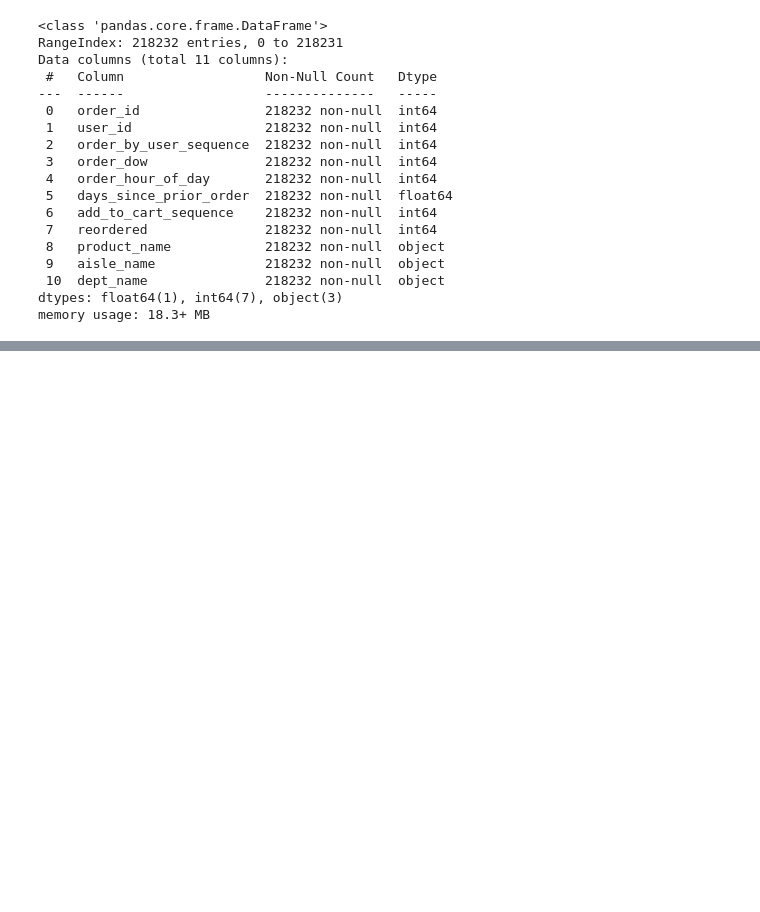
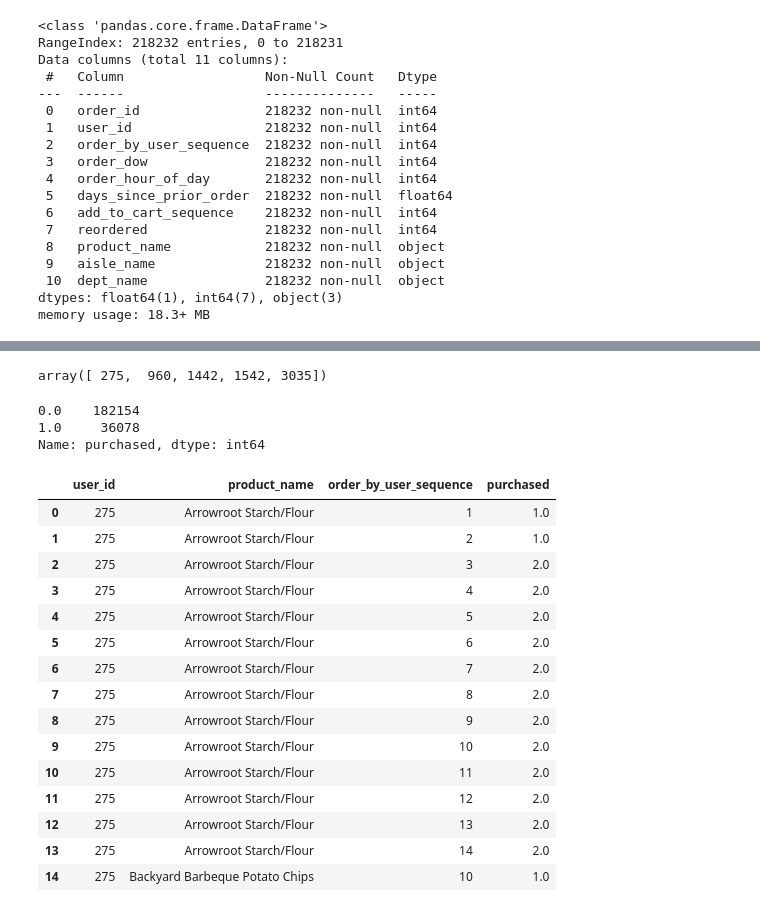
Before and after one commit to fractaldatalearning/Capstone2, a Jupyter notebook: notebooks/preprocessing2_feature_engineering.ipynb, the cells around one changed output, grey strips where cells are left out. Saved outputs shown, nothing was run; the diff lists cells and outputs as text; code cells hidden in the pictures; blank space fills up the shorter version.

```diff
--- a/notebooks/preprocessing2_feature_engineering.ipynb
+++ b/notebooks/preprocessing2_feature_engineering.ipynb
@@ -67,0 +41,4 @@ for user in users:
+# %%
+df['user_id'].unique()[0:5]
+# %% [output]
+array([ 275,  960, 1442, 1542, 3035])
@@ -67,0 +72,35 @@ for user in users:
+# %%
+# In order to group the dataframe and get a cumsum of purchases, I'll need a 'purchased' column
+
+df['purchased'] = 0
+df['purchased'] = df[df['add_to_cart_sequence']>0]['purchased'].replace(0,1)
+df['purchased'] = df['purchased'].fillna(0)
+
+df['purchased'].value_counts()
+# %% [output]
+0.0    182154
+1.0     36078
+Name: purchased, dtype: int64
+# %%
+relevant_cols = df.loc[:,['user_id', 'order_by_user_sequence', 'purchased', 'product_name']]
+grouped_df = relevant_cols.groupby(['user_id', 'product_name',
+                                    'order_by_user_sequence']).sum().groupby(
+    level=1).cumsum().reset_index()
+grouped_df.head(15)
+# %% [output]
+|  | user_id | product_name | order_by_user_sequence | purchased |
+| 0 | 275 | Arrowroot Starch/Flour | 1 | 1.0 |
+| 1 | 275 | Arrowroot Starch/Flour | 2 | 1.0 |
+| 2 | 275 | Arrowroot Starch/Flour | 3 | 2.0 |
+| 3 | 275 | Arrowroot Starch/Flour | 4 | 2.0 |
+| 4 | 275 | Arrowroot Starch/Flour | 5 | 2.0 |
+| 5 | 275 | Arrowroot Starch/Flour | 6 | 2.0 |
+| 6 | 275 | Arrowroot Starch/Flour | 7 | 2.0 |
+| 7 | 275 | Arrowroot Starch/Flour | 8 | 2.0 |
+| 8 | 275 | Arrowroot Starch/Flour | 9 | 2.0 |
+| 9 | 275 | Arrowroot Starch/Flour | 10 | 2.0 |
+| 10 | 275 | Arrowroot Starch/Flour | 11 | 2.0 |
+| 11 | 275 | Arrowroot Starch/Flour | 12 | 2.0 |
+| 12 | 275 | Arrowroot Starch/Flour | 13 | 2.0 |
+| 13 | 275 | Arrowroot Starch/Flour | 14 | 2.0 |
+| 14 | 275 | Backyard Barbeque Potato Chips | 10 | 1.0 |
```
Also changed, not shown: parts of 13 cells of this notebook.
